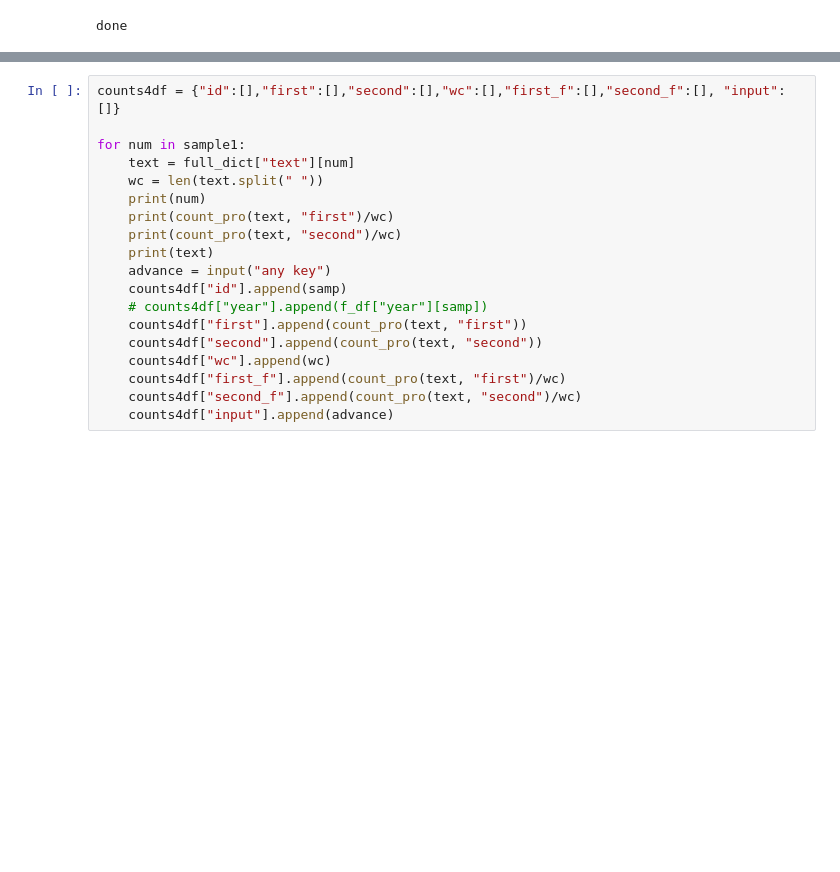
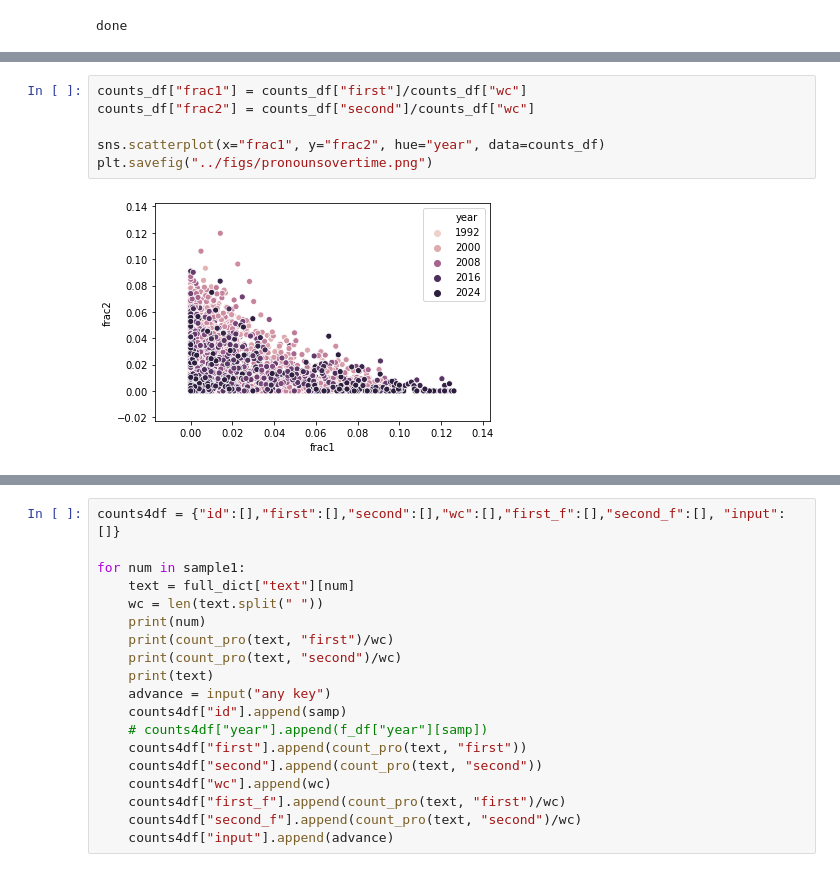
Before and after one commit to crboothb/sciencemag-careers-analysis, a Jupyter notebook: scripts/classifier.ipynb, the cells around one changed output, grey strips where cells are left out. Drawn from its saved outputs; the diff is of its cells as text; blank space fills up the shorter version.

```diff
--- a/scripts/classifier.ipynb
+++ b/scripts/classifier.ipynb
@@ -246,3 +391,11 @@ print(max(counts_df["year"]))
+# %%
+counts_df["frac1"] = counts_df["first"]/counts_df["wc"]
+counts_df["frac2"] = counts_df["second"]/counts_df["wc"]
+
+sns.scatterplot(x="frac1", y="frac2", hue="year", data=counts_df)
+plt.savefig("../figs/pronounsovertime.png")
+# %% [output]
+[figure, added]
 # %%
 counts_df["frac1"] = counts_df["first"]/counts_df["wc"]
 counts_df["frac2"] = counts_df["second"]/counts_df["wc"]
```
Also changed, not shown: parts of 16 cells of this notebook, 2 other files.
